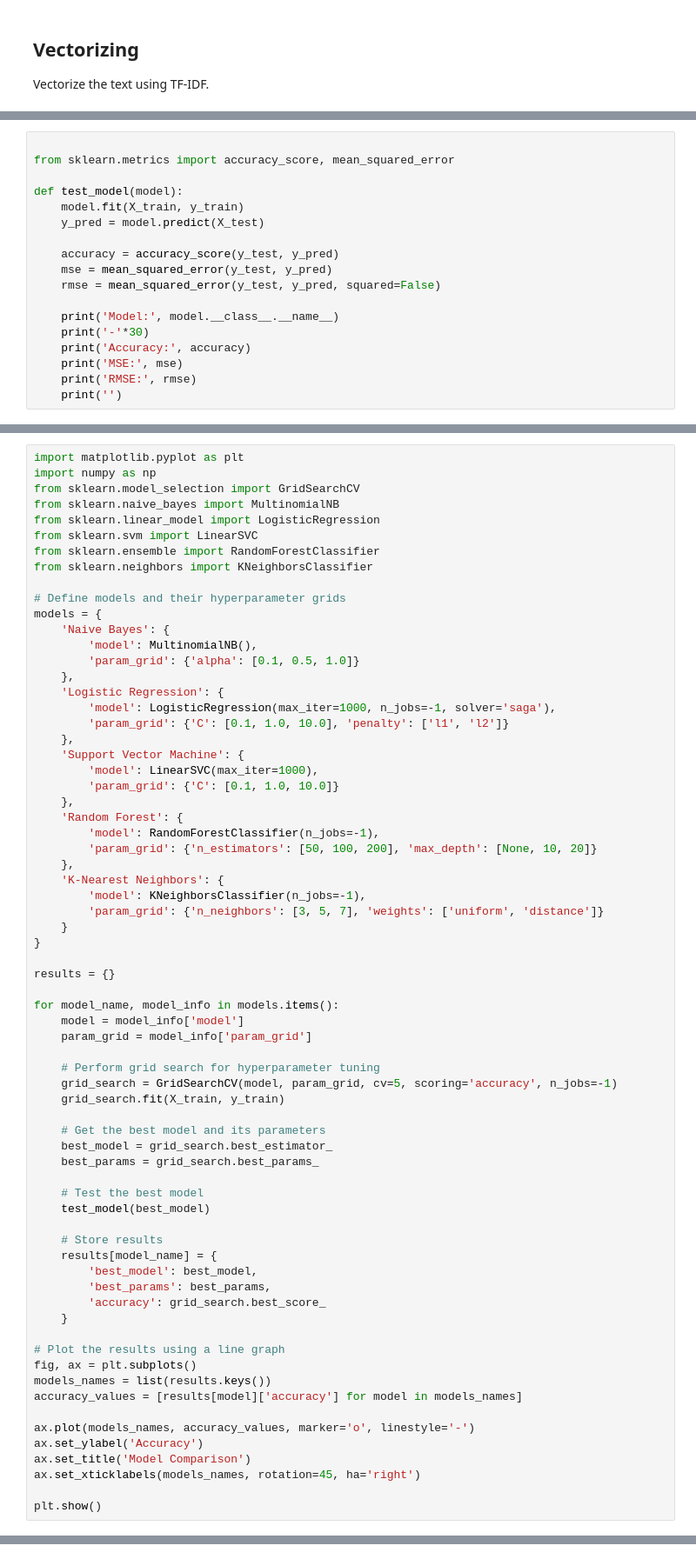
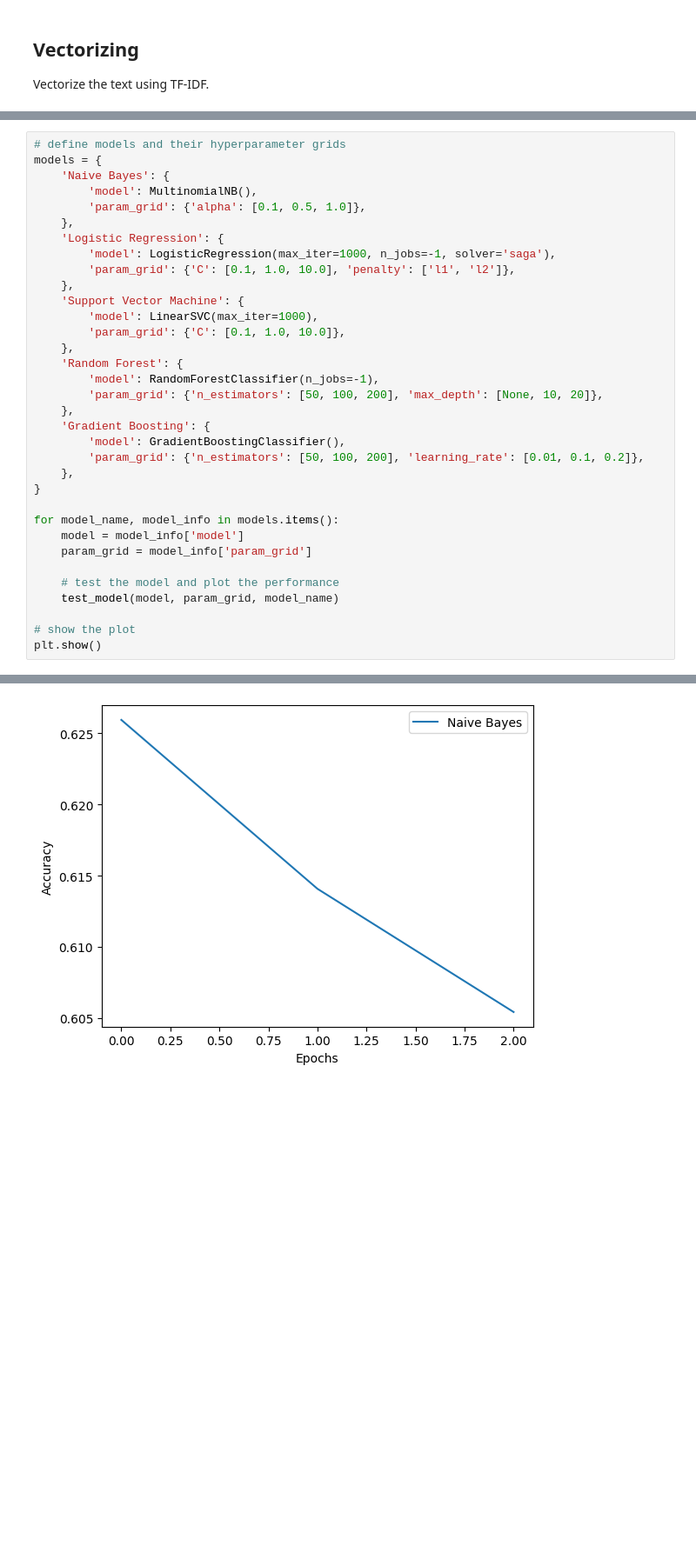
Before and after one commit to dcmaglione/cs505-final-project, a Jupyter notebook: processing.ipynb, the cells around one changed output, grey strips where cells are left out. Shown at 87% size. Cells and saved outputs as stored; diff of their text form; blank space fills up the shorter version.

```diff
--- a/processing.ipynb
+++ b/processing.ipynb
@@ -152,18 +129,0 @@ Test the model using a variety of classifiers.
-# %%
-
-from sklearn.metrics import accuracy_score, mean_squared_error
-
-def test_model(model):
-    model.fit(X_train, y_train)
-    y_pred = model.predict(X_test)
-
-    accuracy = accuracy_score(y_test, y_pred)
-    mse = mean_squared_error(y_test, y_pred)
-    rmse = mean_squared_error(y_test, y_pred, squared=False)
-
-    print('Model:', model.__class__.__name__)
-    print('-'*30)
-    print('Accuracy:', accuracy)
-    print('MSE:', mse)
-    print('RMSE:', rmse)
-    print('')
@@ -170,70 +177,35 @@ def test_model(model):
 # %%
-import matplotlib.pyplot as plt
-import numpy as np
-from sklearn.model_selection import GridSearchCV
-from sklearn.naive_bayes import MultinomialNB
-from sklearn.linear_model import LogisticRegression
-from sklearn.svm import LinearSVC
-from sklearn.ensemble import RandomForestClassifier
-from sklearn.neighbors import KNeighborsClassifier
-
-# Define models and their hyperparameter grids
+# define models and their hyperparameter grids
 models = {
     'Naive Bayes': {
         'model': MultinomialNB(),
-        'param_grid': {'alpha': [0.1, 0.5, 1.0]}
+        'param_grid': {'alpha': [0.1, 0.5, 1.0]},
     },
     'Logistic Regression': {
         'model': LogisticRegression(max_iter=1000, n_jobs=-1, solver='saga'),
-        'param_grid': {'C': [0.1, 1.0, 10.0], 'penalty': ['l1', 'l2']}
+        'param_grid': {'C': [0.1, 1.0, 10.0], 'penalty': ['l1', 'l2']},
     },
     'Support Vector Machine': {
         'model': LinearSVC(max_iter=1000),
-        'param_grid': {'C': [0.1, 1.0, 10.0]}
+        'param_grid': {'C': [0.1, 1.0, 10.0]},
     },
     'Random Forest': {
         'model': RandomForestClassifier(n_jobs=-1),
-        'param_grid': {'n_estimators': [50, 100, 200], 'max_depth': [None, 10, 20]}
+        'param_grid': {'n_estimators': [50, 100, 200], 'max_depth': [None, 10, 20]},
     },
-    'K-Nearest Neighbors': {
-        'model': KNeighborsClassifier(n_jobs=-1),
-        'param_grid': {'n_neighbors': [3, 5, 7], 'weights': ['uniform', 'distance']}
-    }
+    'Gradient Boosting': {
+        'model': GradientBoostingClassifier(),
+        'param_grid': {'n_estimators': [50, 100, 200], 'learning_rate': [0.01, 0.1, 0.2]},
+    },
 }
-
-results = {}
 
 for model_name, model_info in models.items():
     model = model_info['model']
     param_grid = model_info['param_grid']
 
-    # Perform grid search for hyperparameter tuning
-    grid_search = GridSearchCV(model, param_grid, cv=5, scoring='accuracy', n_jobs=-1)
-    grid_search.fit(X_train, y_train)
+    # test the model and plot the performance
+    test_model(model, param_grid, model_name)
 
-    # Get the best model and its parameters
-    best_model = grid_search.best_estimator_
-    best_params = grid_search.best_params_
-
-    # Test the best model
-    test_model(best_model)
-
-    # Store results
-    results[model_name] = {
-        'best_model': best_model,
-        'best_params': best_params,
-        'accuracy': grid_search.best_score_
-    }
-
-# Plot the results using a line graph
-fig, ax = plt.subplots()
-models_names = list(results.keys())
-accuracy_values = [results[model]['accuracy'] for model in models_names]
-
-ax.plot(models_names, accuracy_values, marker='o', linestyle='-')
-ax.set_ylabel('Accuracy')
-ax.set_title('Model Comparison')
-ax.set_xticklabels(models_names, rotation=45, ha='right')
-
+# show the plot
 plt.show()
 # %% [output]
@@ -245 +218,2 @@ RMSE: 1.2597440216170903
+[figure, added]
 KeyboardInterrupt:
```
Also changed, not shown: parts of 17 cells of this notebook, 1 other file.
